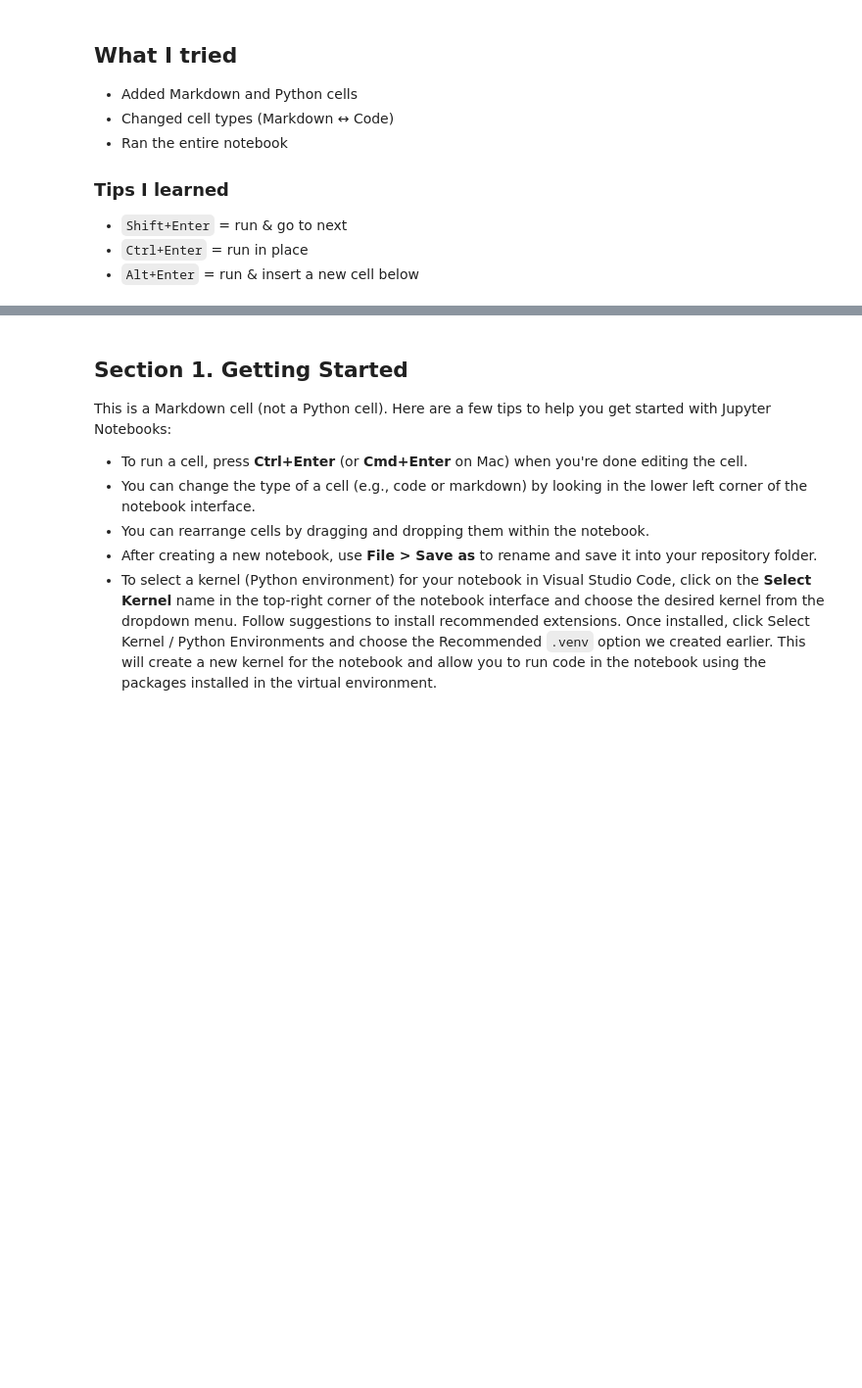
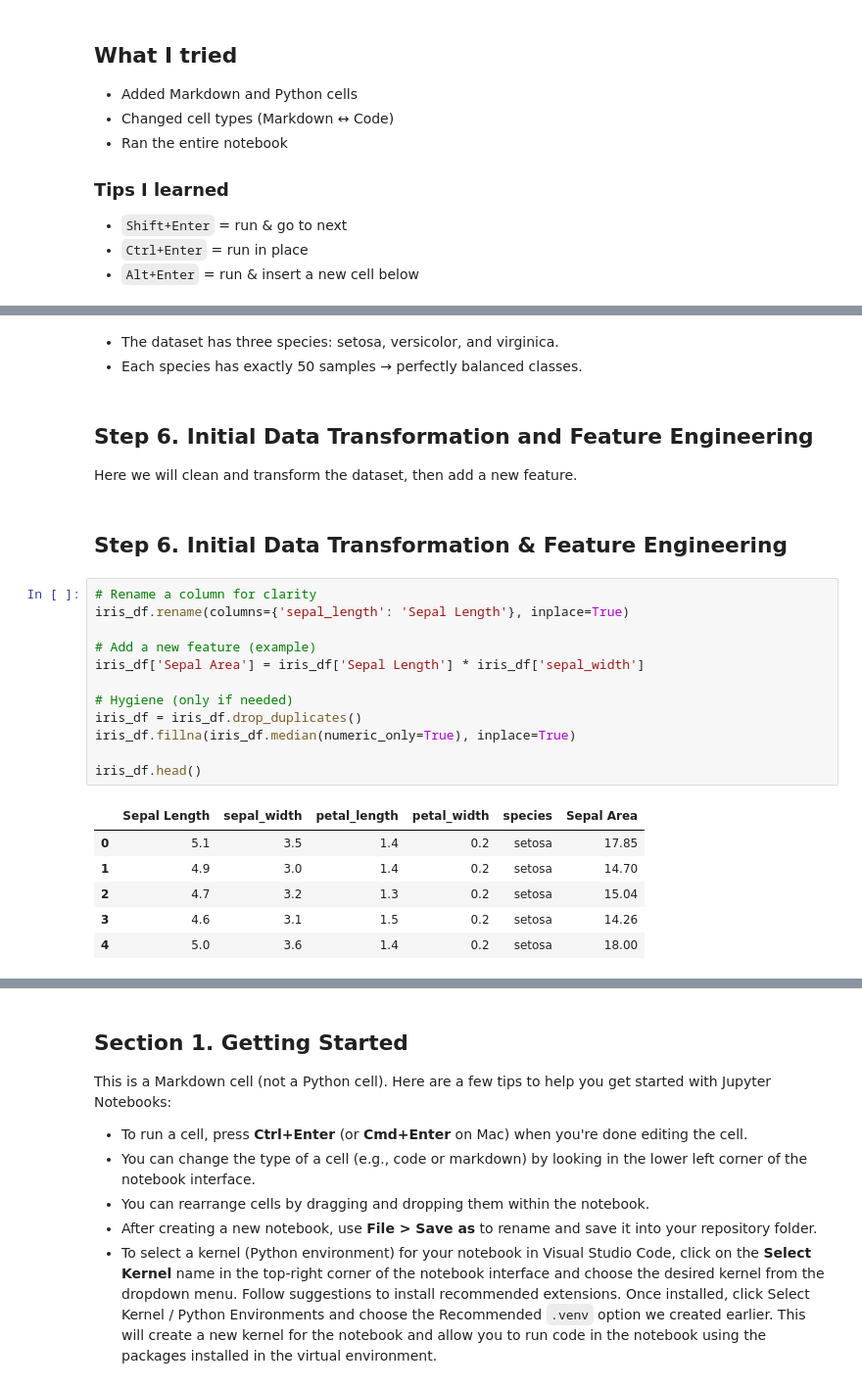
Before and after one commit to larrygold18/pro-analytics-01-datafun-04-notebooks, a Jupyter notebook: project-04-eda/project04-eda-sandra-otubushin.ipynb, the cells around one changed output, grey strips where cells are left out. Shown: that part at 98% size. Saved outputs shown, nothing was run; the diff lists cells and outputs as text; blank space fills up the shorter version.

```diff
--- a/project-04-eda/project04-eda-sandra-otubushin.ipynb
+++ b/project-04-eda/project04-eda-sandra-otubushin.ipynb
@@ -33,0 +116,27 @@ Python version: 3.13.7 (tags/v3.13.7:bcee1c3, Aug 14 2025, 14:15:11) [MSC v.1944
+# %% [markdown]
+- The dataset has three species: setosa, versicolor, and virginica.
+- Each species has exactly 50 samples → perfectly balanced classes.
+# %% [markdown]
+## Step 6. Initial Data Transformation and Feature Engineering
+Here we will clean and transform the dataset, then add a new feature.
+# %% [markdown]
+## Step 6. Initial Data Transformation & Feature Engineering
+# %%
+# Rename a column for clarity
+iris_df.rename(columns={'sepal_length': 'Sepal Length'}, inplace=True)
+
+# Add a new feature (example)
+iris_df['Sepal Area'] = iris_df['Sepal Length'] * iris_df['sepal_width']
+
+# Hygiene (only if needed)
+iris_df = iris_df.drop_duplicates()
+iris_df.fillna(iris_df.median(numeric_only=True), inplace=True)
+
+iris_df.head()
+# %% [output]
+|  | Sepal Length | sepal_width | petal_length | petal_width | species | Sepal Area |
+| 0 | 5.1 | 3.5 | 1.4 | 0.2 | setosa | 17.85 |
+| 1 | 4.9 | 3.0 | 1.4 | 0.2 | setosa | 14.70 |
+| 2 | 4.7 | 3.2 | 1.3 | 0.2 | setosa | 15.04 |
+| 3 | 4.6 | 3.1 | 1.5 | 0.2 | setosa | 14.26 |
+| 4 | 5.0 | 3.6 | 1.4 | 0.2 | setosa | 18.00 |
```
Also changed, not shown: parts of 19 cells of this notebook.
